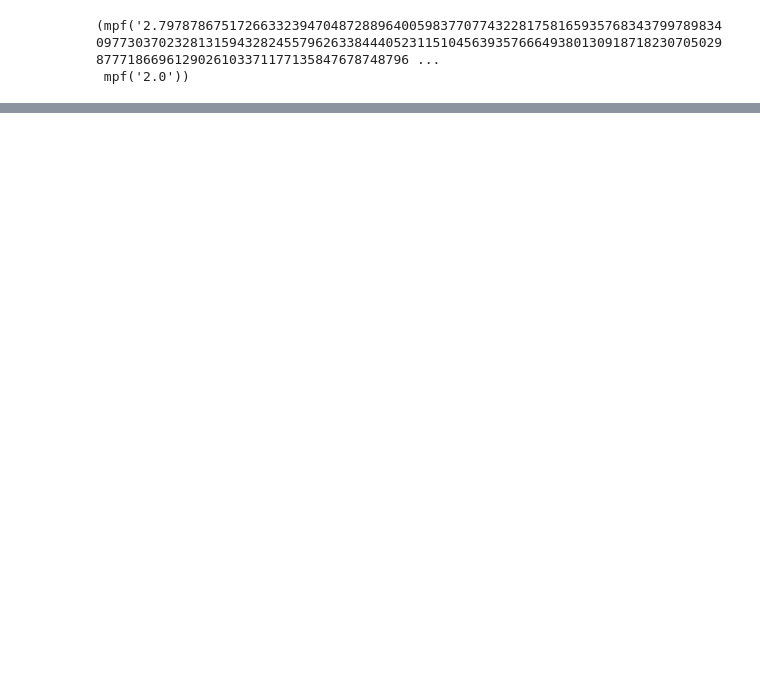
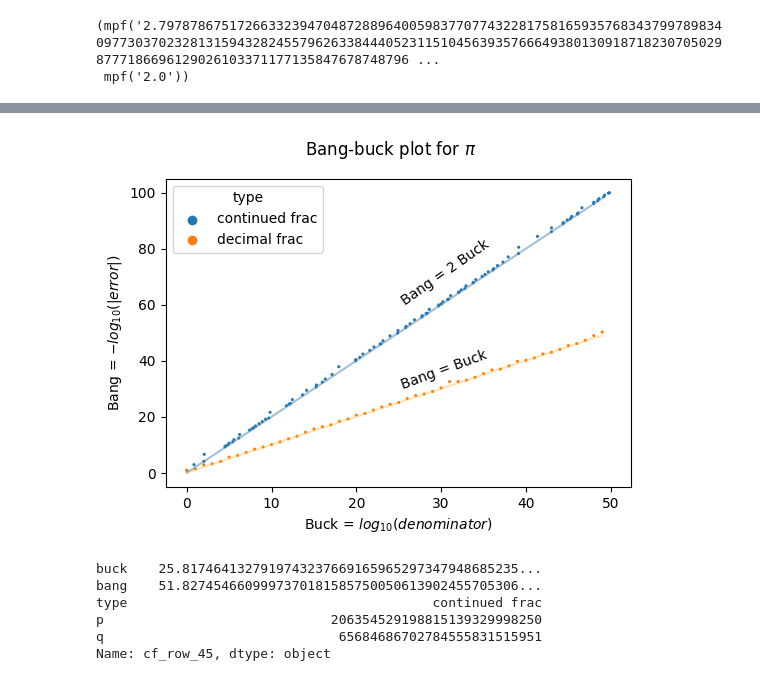
Before and after one commit to MartyWeissman/MiscMath, a Jupyter notebook: DiophApprox_BangBuck.ipynb, the cells around one changed output, grey strips where cells are left out. Saved outputs shown, nothing was run; the diff lists cells and outputs as text; code cells hidden in the pictures; blank space fills up the shorter version.

```diff
--- a/DiophApprox_BangBuck.ipynb
+++ b/DiophApprox_BangBuck.ipynb
@@ -7,2 +7,0 @@ from mpmath import mp
-# %%
-mp.dps = 200
@@ -20,0 +8,2 @@ print(mp.e)
+# %%
+mp.dps = 500 # Digits of precision.
@@ -69,0 +65,48 @@ p,q,r = decfrac(mp.pi)
+# %%
+def bbplot(x, buck_max = 50, title_num = ''):
+  '''
+  plots bang/buck for rational approximations from continued fraction and from decimal expansion.
+
+  '''
+  dec_terms = buck_max
+  cf_terms = buck_max * 3
+  dec_rows = ['dec_row_{}'.format(j) for j in range(dec_terms)]
+  cf_rows = ['cf_row_{}'.format(j) for j in range(cf_terms)]
+  plot_df = pd.DataFrame(columns = ['buck','bang','type','p','q'], index=cf_rows + dec_rows)
+  a,p,q,r = contfrac(x,num_terms=cf_terms)
+  for j in range(cf_terms):
+    bang,buck = bangbuck(p[j], q[j], x)
+    plot_df.loc['cf_row_{}'.format(j)] = [buck, bang, 'continued frac', p[j], q[j]]
+  p,q,r = decfrac(x, num_terms=dec_terms)
+  for j in range(dec_terms):
+      bang,buck = bangbuck(p[j], q[j], x)
+      plot_df.loc['dec_row_{}'.format(j)] = [buck, bang, 'decimal frac', p[j], q[j]]
+  plot_df = plot_df[plot_df['buck'] <= buck_max]
+
+  fig,ax = plt.subplots(1,1,figsize=(6,4))
+  x_range = np.arange(dec_terms)
+  sns.lineplot(x=x_range, y=2*x_range, color='steelblue', alpha=0.5)
+  sns.lineplot(x=x_range, y=x_range, color='orange', alpha=0.3)
+
+  sns.scatterplot(x='buck', y='bang', data=plot_df, hue='type', linewidth=0, s=5)
+
+  ax.text(25,60,'Bang = 2 Buck', rotation=35)
+  ax.text(25,30,'Bang = Buck', rotation=20)
+  ax.set_xlabel('Buck = $log_{10}(denominator)$')
+  ax.set_ylabel('Bang = $-log_{10}(| error |)$')
+  plt.suptitle('Bang-buck plot for '+title_num)
+  plt.show()
+  return plot_df
+# %%
+p_df = bbplot(mp.pi, title_num='$\pi$')
+# %% [output]
+[figure, added]
+# %%
+p_df.loc['cf_row_45']
+# %% [output]
+buck    25.8174641327919743237669165965297347948685235...
+bang    51.8274546609997370181585750050613902455705306...
+type                                       continued frac
+p                             206354529198815139329998250
+q                              65684686702784555831515951
+Name: cf_row_45, dtype: object
```
Also changed, not shown: parts of 13 cells of this notebook.
